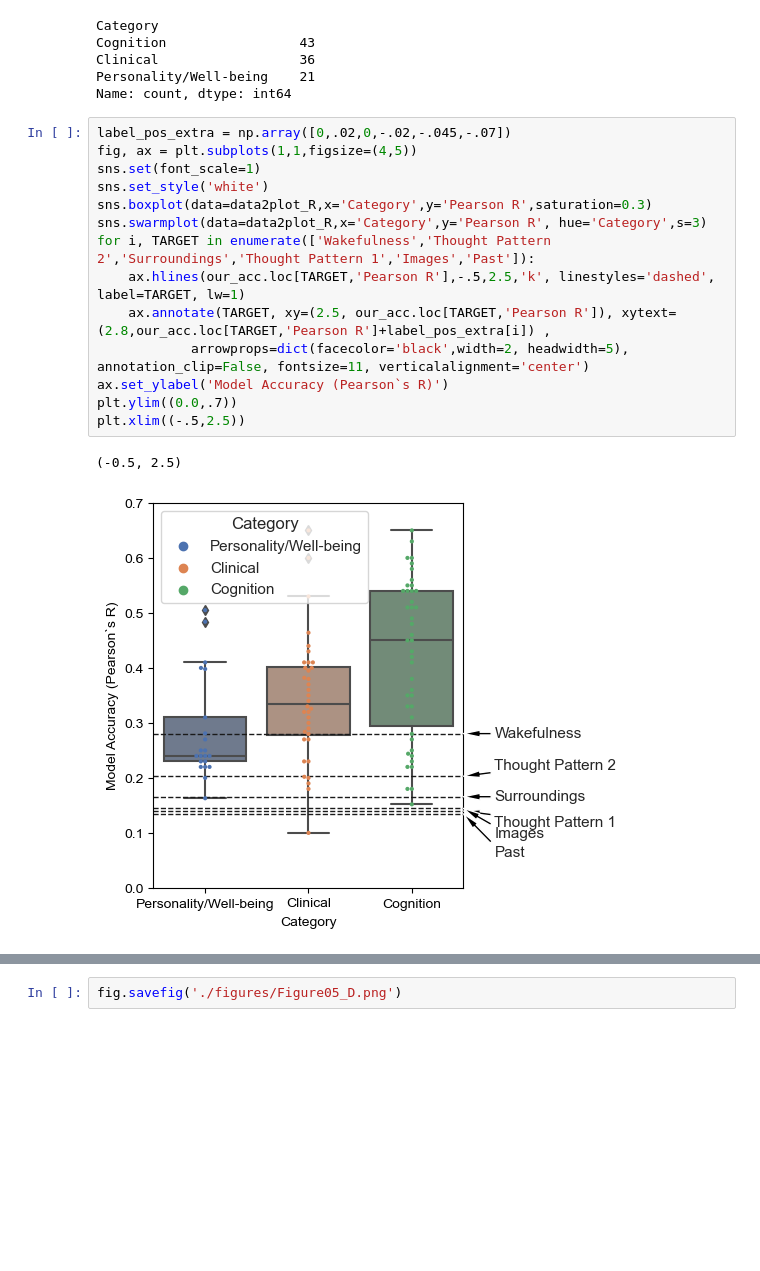
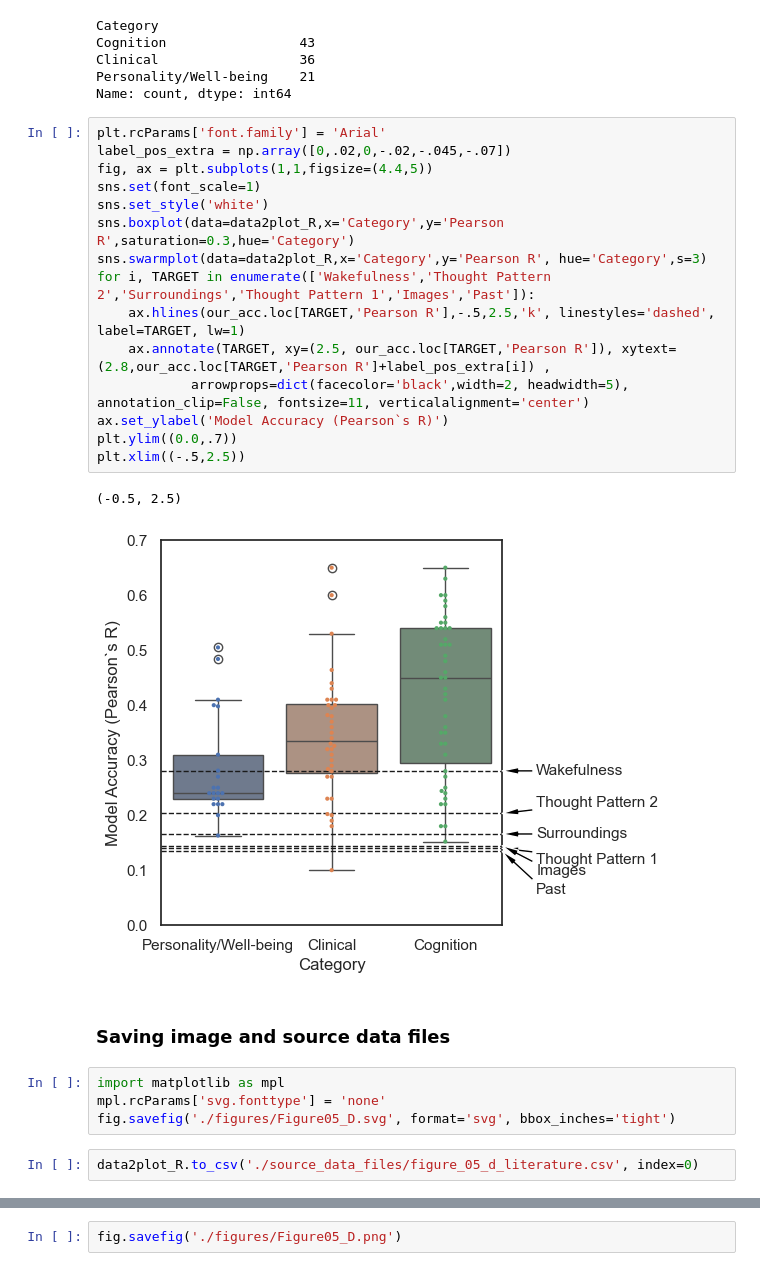
Before and after one commit to nimh-sfim/fc_introspection, a Jupyter notebook: notebooks/S19_CPM_Literature_Comparison.ipynb, the cells around one changed output, grey strips where cells are left out. Saved outputs shown, nothing was run; the diff lists cells and outputs as text; blank space fills up the shorter version.

Commit message:
S19 now saves data in plot to source_data_file and images in publication compliant format

```diff
--- a/notebooks/S19_CPM_Literature_Comparison.ipynb
+++ b/notebooks/S19_CPM_Literature_Comparison.ipynb
@@ -123,19 +124,28 @@ Clinical                  36
 Personality/Well-being    21
 Name: count, dtype: int64
 # %%
+plt.rcParams['font.family'] = 'Arial'
 label_pos_extra = np.array([0,.02,0,-.02,-.045,-.07])
-fig, ax = plt.subplots(1,1,figsize=(4,5))
+fig, ax = plt.subplots(1,1,figsize=(4.4,5))
 sns.set(font_scale=1)
 sns.set_style('white')
-sns.boxplot(data=data2plot_R,x='Category',y='Pearson R',saturation=0.3)
+sns.boxplot(data=data2plot_R,x='Category',y='Pearson R',saturation=0.3,hue='Category')
 sns.swarmplot(data=data2plot_R,x='Category',y='Pearson R', hue='Category',s=3)
 for i, TARGET in enumerate(['Wakefulness','Thought Pattern 2','Surroundings','Thought Pattern 1','Images','Past']):
     ax.hlines(our_acc.loc[TARGET,'Pearson R'],-.5,2.5,'k', linestyles='dashed', label=TARGET, lw=1)
     ax.annotate(TARGET, xy=(2.5, our_acc.loc[TARGET,'Pearson R']), xytext=(2.8,our_acc.loc[TARGET,'Pearson R']+label_pos_extra[i]) ,
             arrowprops=dict(facecolor='black',width=2, headwidth=5), annotation_clip=False, fontsize=11, verticalalignment='center')
 ax.set_ylabel('Model Accuracy (Pearson`s R)')
 plt.ylim((0.0,.7))
 plt.xlim((-.5,2.5))
 # %% [output]
 (-0.5, 2.5)
-[figure, old version]
+[figure, new version]
+# %% [markdown]
+### Saving image and source data files
+# %%
+import matplotlib as mpl
+mpl.rcParams['svg.fonttype'] = 'none'
+fig.savefig('./figures/Figure05_D.svg', format='svg', bbox_inches='tight')
+# %%
+data2plot_R.to_csv('./source_data_files/figure_05_d_literature.csv', index=0)
```
Also changed, not shown: parts of 3 cells of this notebook, 1 other file.
